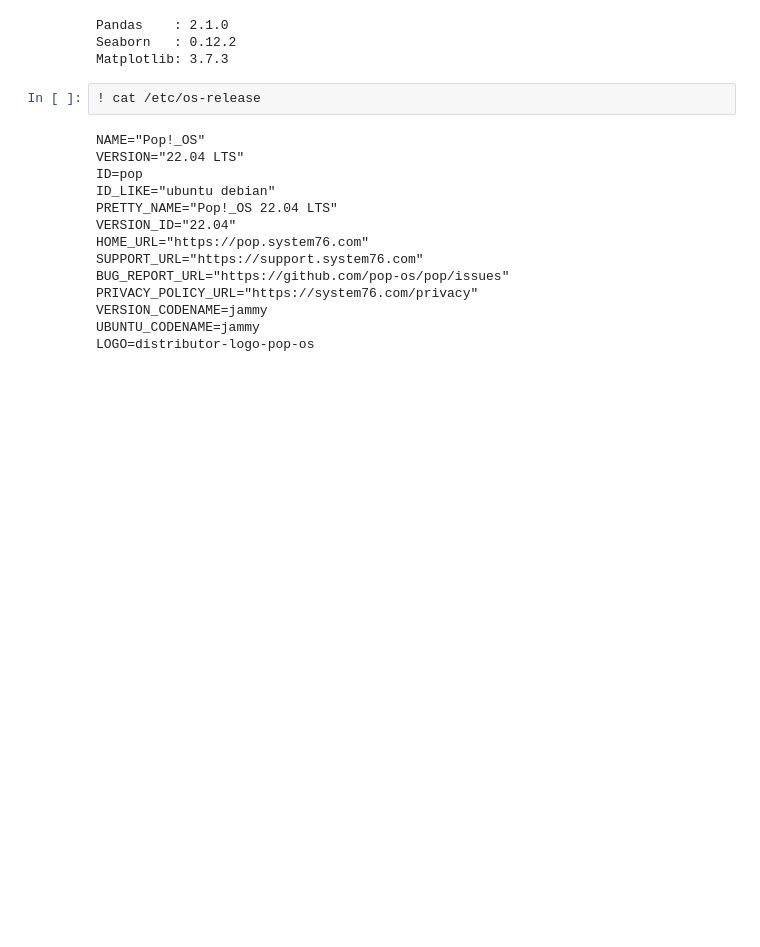
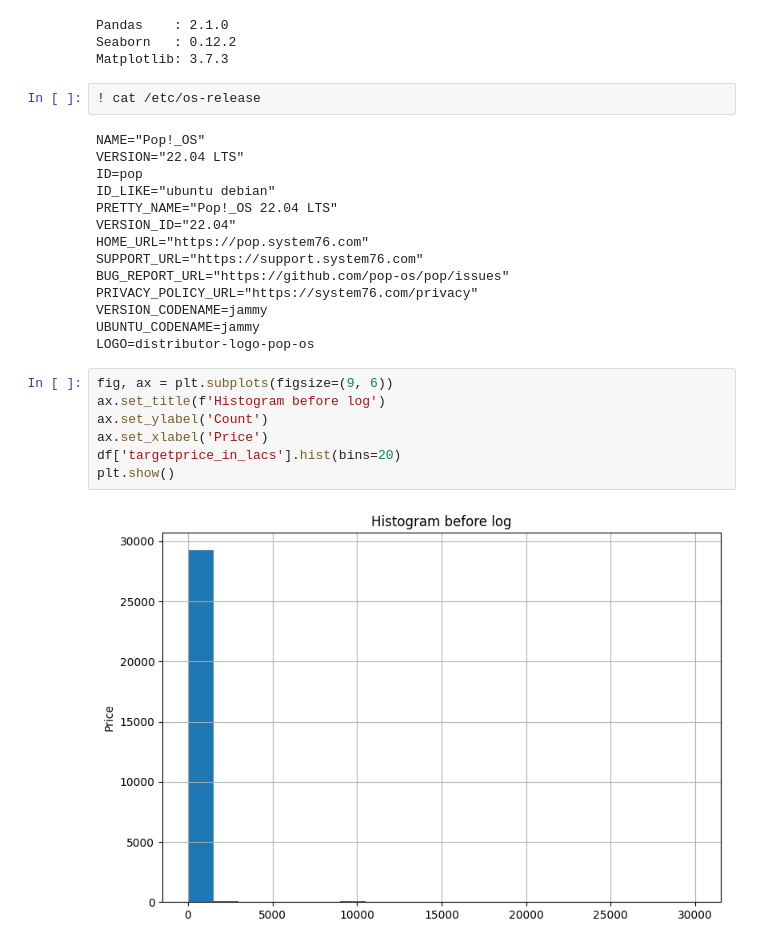
Before and after one commit to luiscberrocal/hacktoberfest-2023, a Jupyter notebook: kaggle/India House Pricing.ipynb, the cells around one changed output. Saved outputs shown, nothing was run; the diff lists cells and outputs as text; blank space fills up the shorter version.

```diff
--- a/kaggle/India House Pricing.ipynb
+++ b/kaggle/India House Pricing.ipynb
@@ -169,3 +169,12 @@ PRIVACY_POLICY_URL="https://system76.com/privacy"
 VERSION_CODENAME=jammy
 UBUNTU_CODENAME=jammy
 LOGO=distributor-logo-pop-os
+# %%
+fig, ax = plt.subplots(figsize=(9, 6))
+ax.set_title(f'Histogram before log')
+ax.set_ylabel('Count')
+ax.set_xlabel('Price')
+df['targetprice_in_lacs'].hist(bins=20)
+plt.show()
+# %% [output]
+[figure, added]
```
Also changed, not shown: parts of 1 cell of this notebook, 3 other files.
